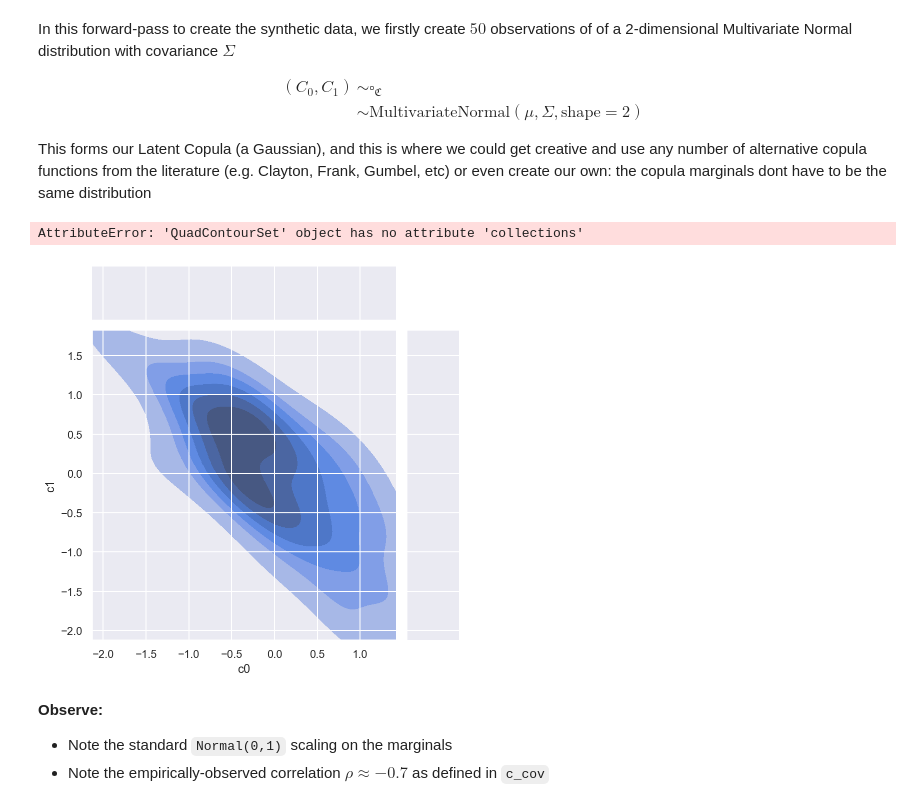
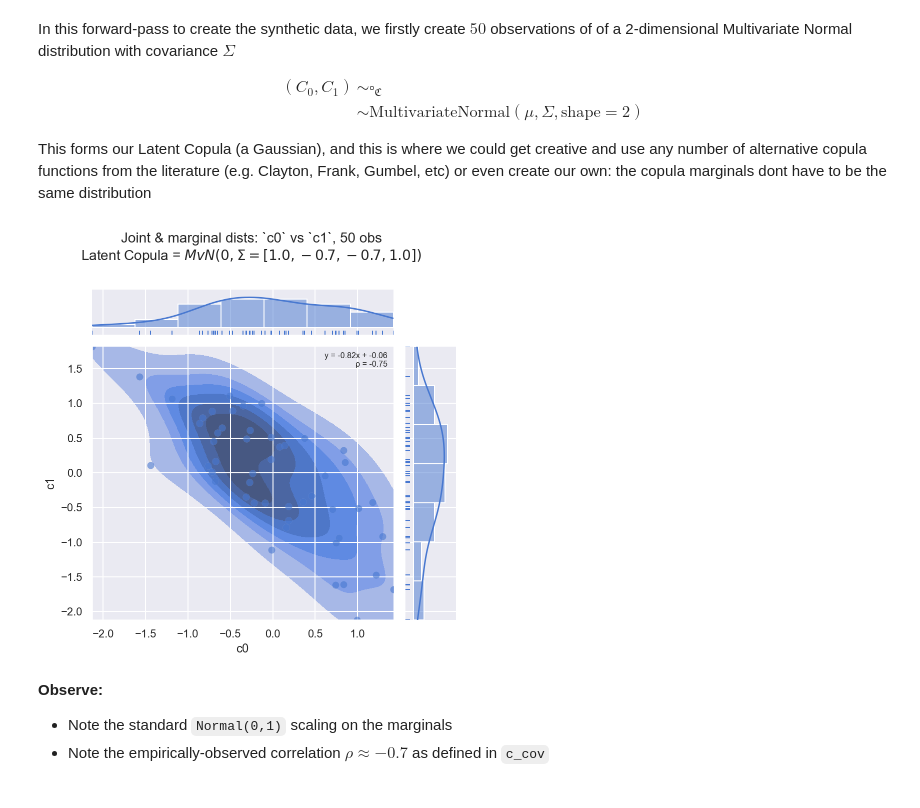
Before and after one commit to oreum-industries/oreum_copula, a Jupyter notebook: notebooks/000_Intro.ipynb, the cells around one changed output. Cells and saved outputs as stored; diff of their text form; code cells hidden in the pictures.

```diff
--- a/notebooks/000_Intro.ipynb
+++ b/notebooks/000_Intro.ipynb
@@ -303,10 +303,9 @@ copula functions from the literature (e.g. Clayton, Frank, Gumbel, etc) or even
 dont have to be the same distribution
 # %%
 f = eda.plot_joint_numeric(data=df_train, ft0='c0', ft1='c1', kind='kde+scatter',
-            txtadd=f'Latent Copula = $MvN(0, \Sigma={cb.ref_vals["c_cov"].flatten().tolist()})$')
+            txtadd=f'Latent Copula = $MvN(0, \\Sigma={cb.ref_vals["c_cov"].flatten().tolist()})$')
 # %% [output]
-AttributeError: 'QuadContourSet' object has no attribute 'collections'
-[figure, old version]
+[figure, new version]
 # %% [markdown]
 **Observe:**
 
```
Also changed, not shown: parts of 11 cells of this notebook, 20 other files.
